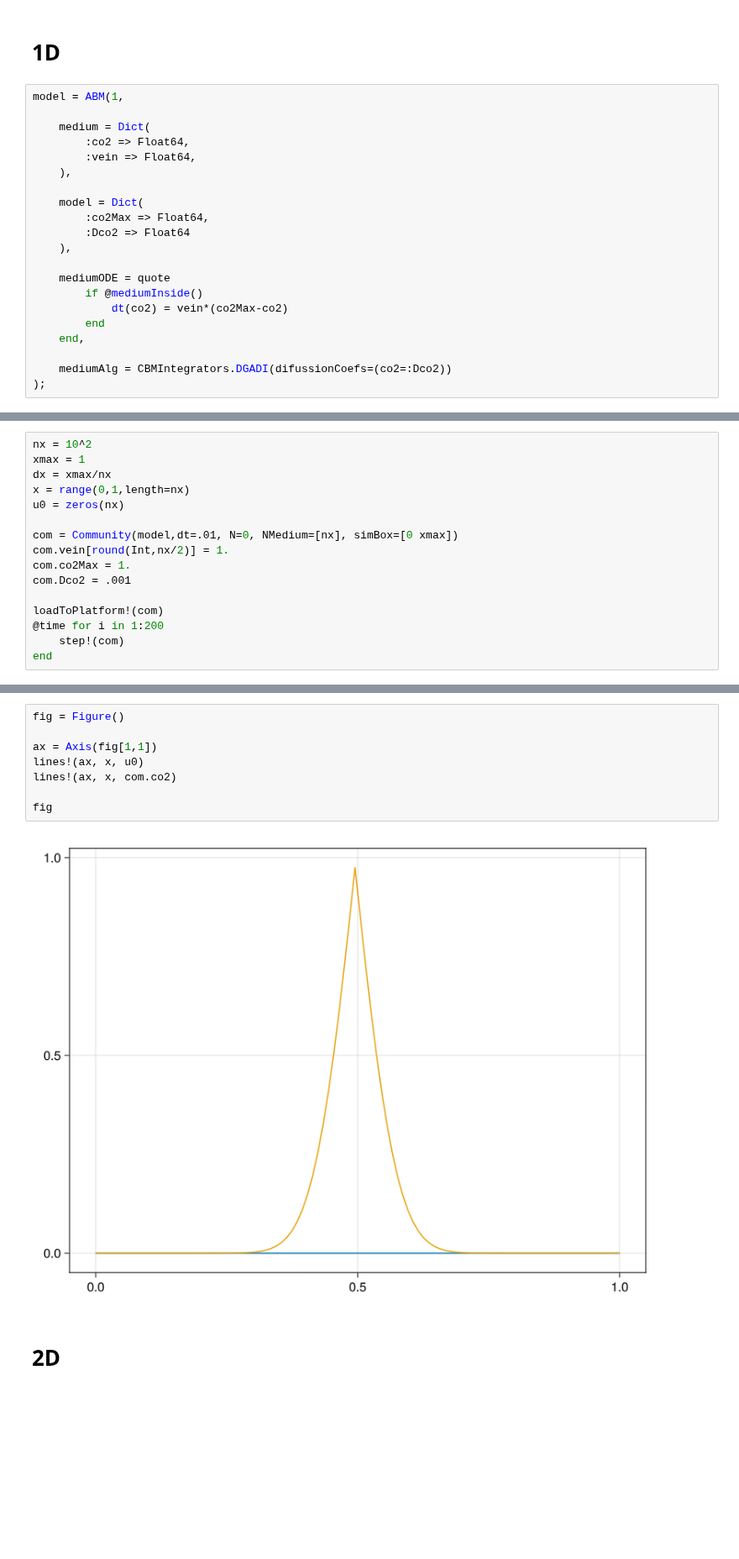
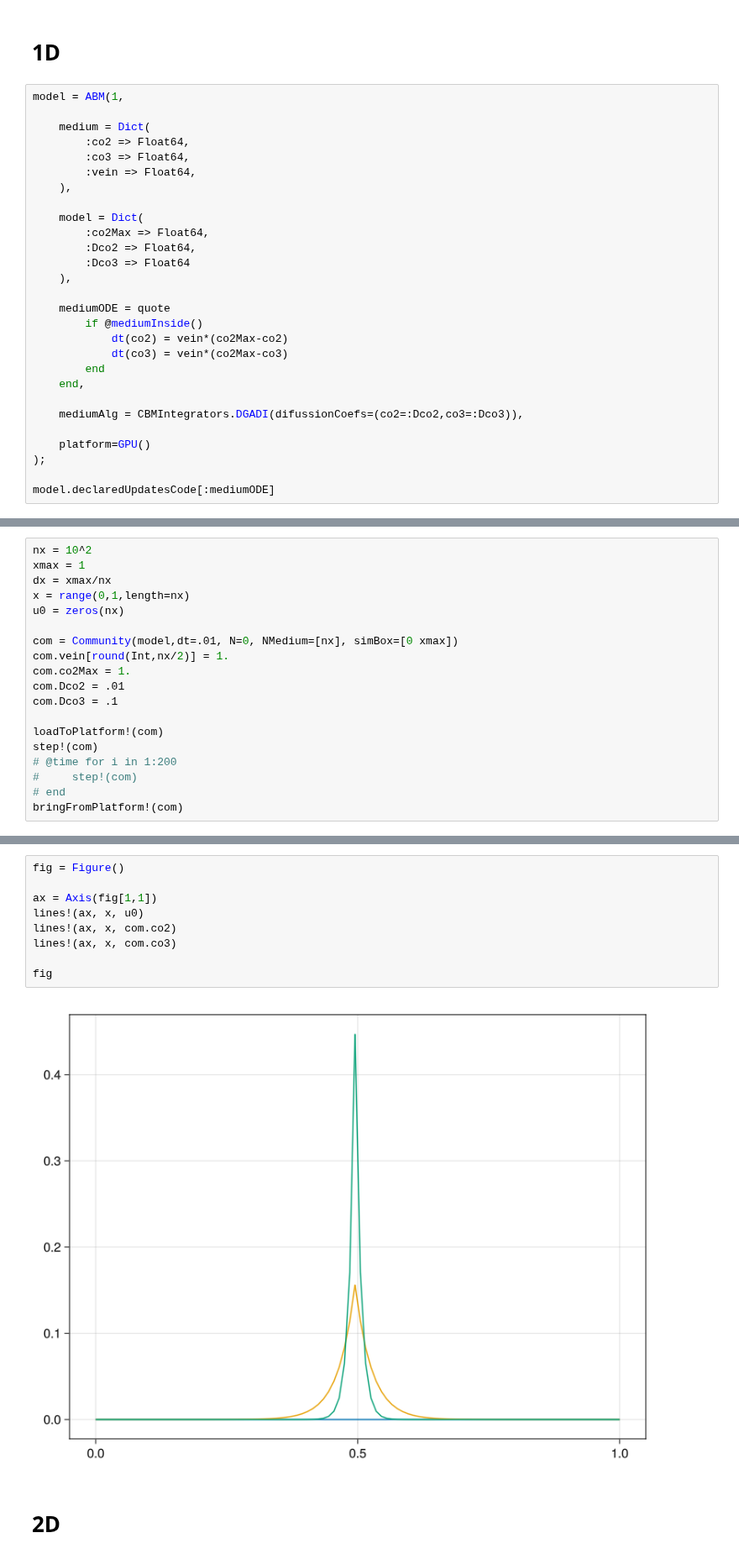
Before and after one commit to dsb-lab/CellBasedModels.jl, a Jupyter notebook: examples/Implementation.ipynb, the cells around one changed output, grey strips where cells are left out. Shown at 84% size. Drawn from its saved outputs; the diff is of its cells as text; blank space fills up the shorter version.

```diff
--- a/examples/Implementation.ipynb
+++ b/examples/Implementation.ipynb
@@ -14,19 +14,26 @@ model = ABM(1,
 
     medium = Dict(
         :co2 => Float64,
+        :co3 => Float64,
         :vein => Float64,
     ),
 
     model = Dict(
         :co2Max => Float64,
-        :Dco2 => Float64
+        :Dco2 => Float64,
+        :Dco3 => Float64
     ),
 
     mediumODE = quote
         if @mediumInside()
             dt(co2) = vein*(co2Max-co2)
+            dt(co3) = vein*(co2Max-co3)
         end
     end,
 
-    mediumAlg = CBMIntegrators.DGADI(difussionCoefs=(co2=:Dco2))
+    mediumAlg = CBMIntegrators.DGADI(difussionCoefs=(co2=:Dco2,co3=:Dco3)),
+
+    platform=GPU()
 );
+
+model.declaredUpdatesCode[:mediumODE]
@@ -40,10 +65,13 @@ u0 = zeros(nx)
 com = Community(model,dt=.01, N=0, NMedium=[nx], simBox=[0 xmax])
 com.vein[round(Int,nx/2)] = 1.
 com.co2Max = 1.
-com.Dco2 = .001
+com.Dco2 = .01
+com.Dco3 = .1
 
 loadToPlatform!(com)
-@time for i in 1:200
-    step!(com)
-end
+step!(com)
+# @time for i in 1:200
+#     step!(com)
+# end
+bringFromPlatform!(com)
 # %% [output]
@@ -51,13 +83,14 @@ end
 # %%
 fig = Figure()
 
 ax = Axis(fig[1,1])
 lines!(ax, x, u0)
 lines!(ax, x, com.co2)
+lines!(ax, x, com.co3)
 
 fig
 # %% [output]
-[figure, old version]
+[figure, new version]
 # %% [markdown]
 # 2D
 # %%
```
Also changed, not shown: parts of 10 cells of this notebook, 4 other files.
